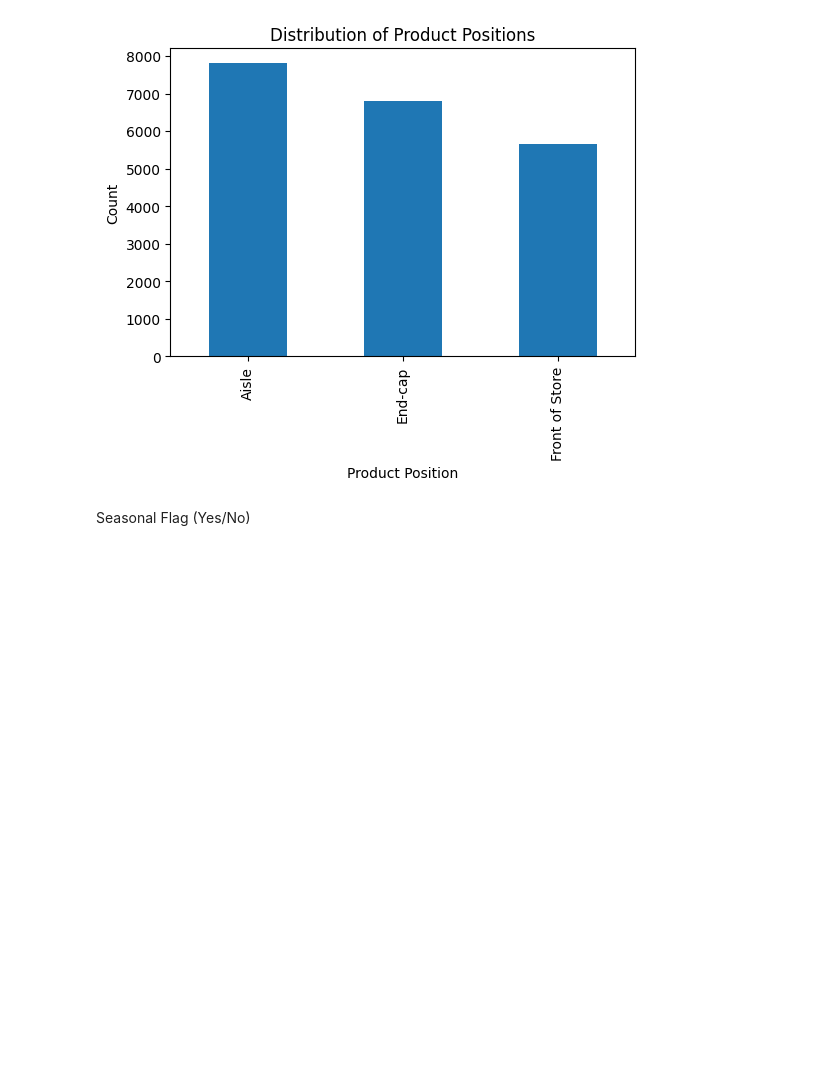
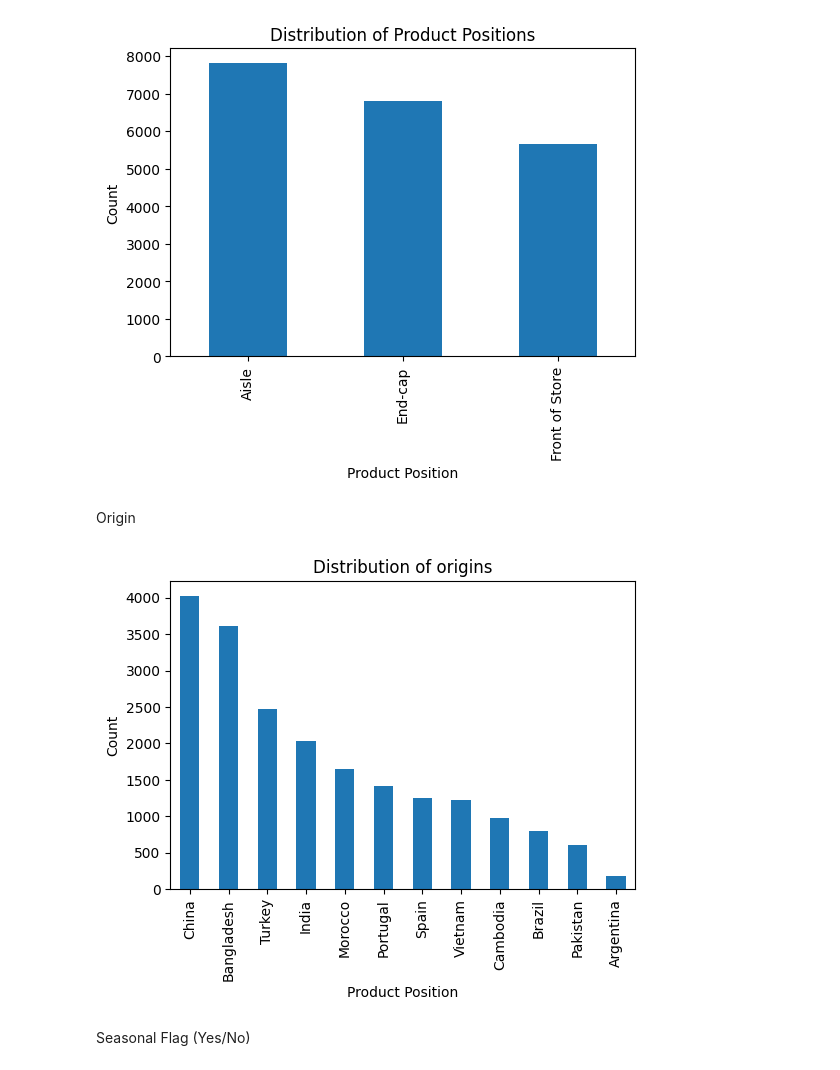
Before and after one commit to Lenora04/Clothing-Sales-Prediction-and-Recommendation, a Jupyter notebook: notebooks/01_eda_data_cleaning.ipynb, the cells around one changed output. Cells and saved outputs as stored; diff of their text form; code cells hidden in the pictures; blank space fills up the shorter version.

```diff
--- a/notebooks/01_eda_data_cleaning.ipynb
+++ b/notebooks/01_eda_data_cleaning.ipynb
@@ -130,6 +159,16 @@ plt.ylabel("Count")
 plt.show()
 # %% [output]
 [figure]
+# %% [markdown]
+Origin
+# %%
+df['origin'].value_counts().plot(kind='bar', figsize=(6,4))
+plt.title("Distribution of origins")
+plt.xlabel("Product Position")
+plt.ylabel("Count")
+plt.show()
+# %% [output]
+[figure, added]
 # %% [markdown]
 Seasonal Flag (Yes/No)
 # %%
```
Also changed, not shown: parts of 7 cells of this notebook, 11 other files.
